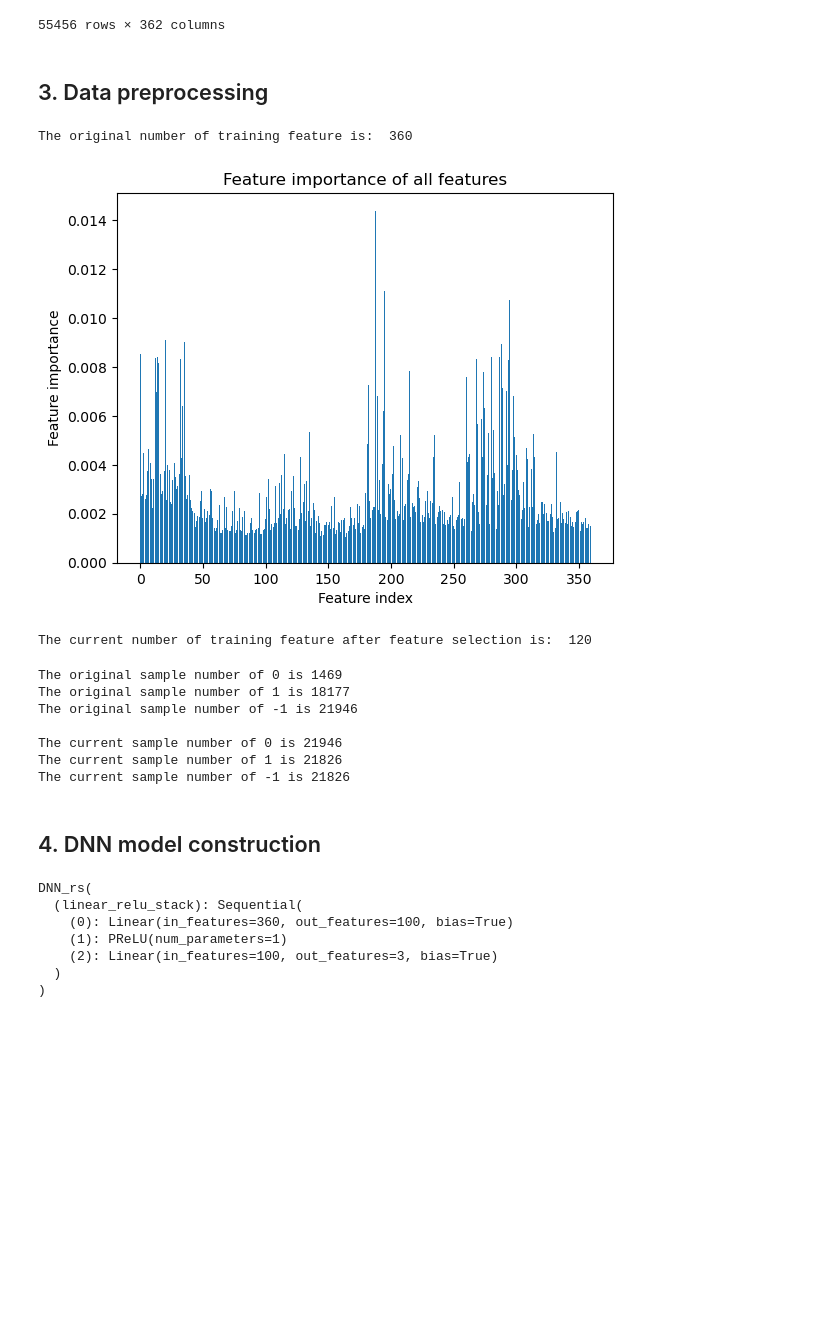
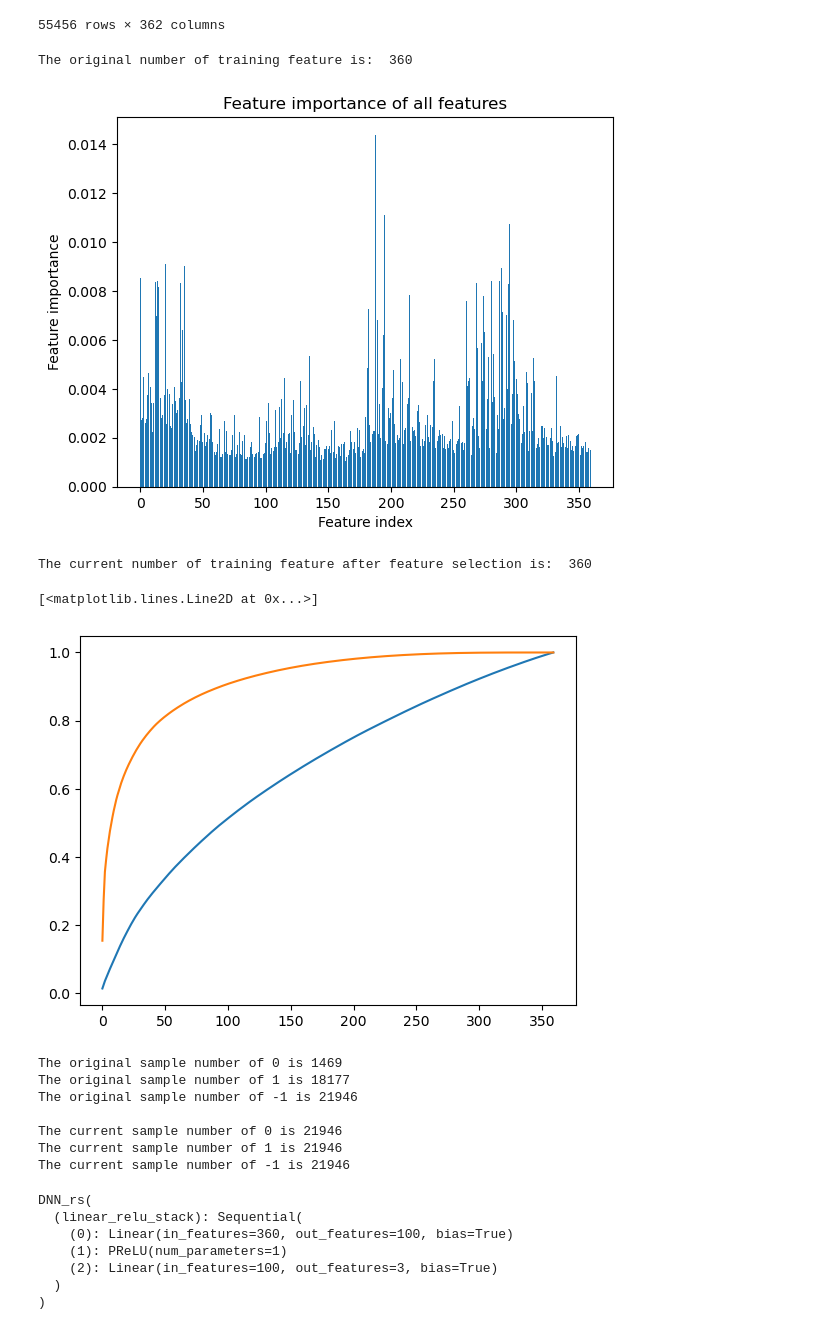
Before and after one commit to Hong-01/EE4C12-Epileptic-Seizure-Detection-using-EEG, a Jupyter notebook: DNN.ipynb, the cells around one changed output. Cells and saved outputs as stored; diff of their text form; code cells hidden in the pictures; blank space fills up the shorter version.

```diff
--- a/DNN.ipynb
+++ b/DNN.ipynb
@@ -42,11 +27,11 @@ device = "cuda"
 # %%
-#load data on Yanqi Hong's computer
-data = pd.read_csv('E:\DATA\TUD\Master\TUD_Master_Y1\Q1\EE4C12 Machine Learning For Electrical Engineering\CodeLab\Project\S&S_SZD (1)\Data\Project_Data_EE4C12_S&S_SZD.csv')
+# #load data on Yanqi Hong's computer
+# data = pd.read_csv('E:\DATA\TUD\Master\TUD_Master_Y1\Q1\EE4C12 Machine Learning For Electrical Engineering\CodeLab\Project\S&S_SZD (1)\Data\Project_Data_EE4C12_S&S_SZD.csv')
+# data
+
+# load data on Zhixuan's computer
+data = pd.read_csv('D:\\User\Zhixuan Ge\Onedrive TUDelft\OneDrive - Delft University of Technology\Courses\ML for EE\SZD\S&S_SZD\Project_Data_EE4C12_S&S_SZD.csv')
 data
-
-# # load data on Zhixuan's computer
-# data = pd.read_csv('D:\\User\Zhixuan Ge\Onedrive TUDelft\OneDrive - Delft University of Technology\Courses\ML for EE\SZD\S&S_SZD\Project_Data_EE4C12_S&S_SZD.csv')
-# data
 # %% [output]
 |  | Patient | annotation | min|FP1-F7 | min|F7-T3 | min|T3-T5 | min|T5-O1 | min|FP2-F8 | min|F8-T4 | min|T4-T6 | ... |
 | 0 | 258 | 1 | 50 | 61 | 57 | 53 | 39 | 35 | 39 | ... |
@@ -61,6 +46,4 @@ data
 | 55454 | 11580 | -1 | 77 | 82 | 74 | 75 | 82 | 85 | 80 | ... |
 | 55455 | 11580 | -1 | 71 | 79 | 74 | 78 | 80 | 85 | 81 | ... |
 55456 rows × 362 columns
-# %% [markdown]
-## 3. Data preprocessing
 # %%
@@ -78,8 +57,6 @@ scaler = StandardScaler().fit(X_train)
 X_train_scaled = scaler.transform(X_train)
 X_test_scaled = scaler.transform(X_test)
 # %%
-# Feature selection
-
 print("The original number of training feature is: ", X_train_scaled.shape[1])
 clf_etc = ExtraTreesClassifier(random_state=random_state).fit(X_train_scaled, y_train) # fit the model
 feature_importances = clf_etc.feature_importances_  # get the feature importance
@@ -95,14 +72,19 @@ important_feature_indices_cut=important_feature_indices[:int(len(important_featu
 
 X_train_selected=np.delete(X_train_scaled,important_feature_indices_cut,1)    # delete the least important features
 X_test_selected=np.delete(X_test_scaled,important_feature_indices_cut,1)      # delete the least important features
-print("The current number of training feature after feature selection is: ", X_train_selected.shape[1])
+print("The current number of training feature after feature selection is: ", X_train_scaled.shape[1])
 # %% [output]
 The original number of training feature is:  360
 [figure]
-The current number of training feature after feature selection is:  120
+The current number of training feature after feature selection is:  360
+# %%
+plt.plot(np.sort(feature_importances)[::-1].cumsum())
+#pca = PCA().fit(X_train_scaled)
+plt.plot(pca.explained_variance_ratio_.cumsum(), c='r')
+# %% [output]
+[<matplotlib.lines.Line2D at 0x...>]
+[figure, added]
 # %%
-# Oversampling and undersampling
-
 num_z = np.sum(y_train==0)
 num_p = np.sum(y_train==1)
 num_n = np.sum(y_train==-1)
@@ -111,13 +93,8 @@ print('The original sample number of 1 is', num_p)
 print('The original sample number of -1 is', num_n)
 
 # oversampling
-# sm = SMOTE(random_state=random_state)
-# X_train_os, y_train_os = sm.fit_resample(X_train_selected, y_train)
-
-# oversampling & undersampling
-smt = SMOTETomek(random_state=random_state)
-# sme = SMOTEENN(random_state=42)
-X_train_os, y_train_os = smt.fit_resample(X_train_selected ,y_train)
+sm = SMOTE(random_state=random_state)
+X_train_os, y_train_os = sm.fit_resample(X_train_selected, y_train)
 
 num_z = np.sum(y_train_os==0)
 num_p = np.sum(y_train_os==1)
@@ -133,7 +110,5 @@ The original sample number of 1 is 18177
 The original sample number of -1 is 21946
 
 The current sample number of 0 is 21946
-The current sample number of 1 is 21826
-The current sample number of -1 is 21826
+The current sample number of 1 is 21946
+The current sample number of -1 is 21946
-# %% [markdown]
-## 4. DNN model construction
```
Also changed, not shown: parts of 13 cells of this notebook, 1 other file.
